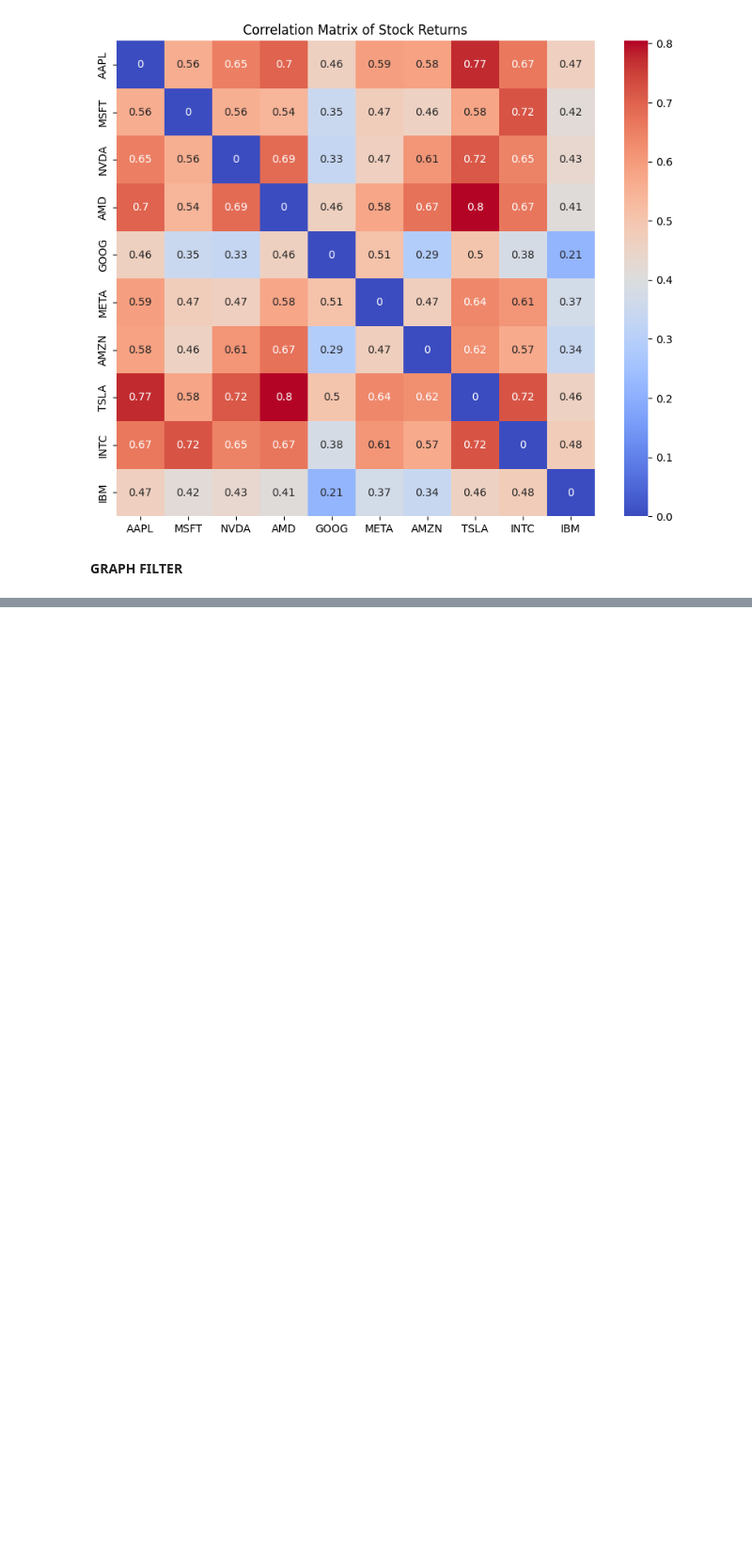
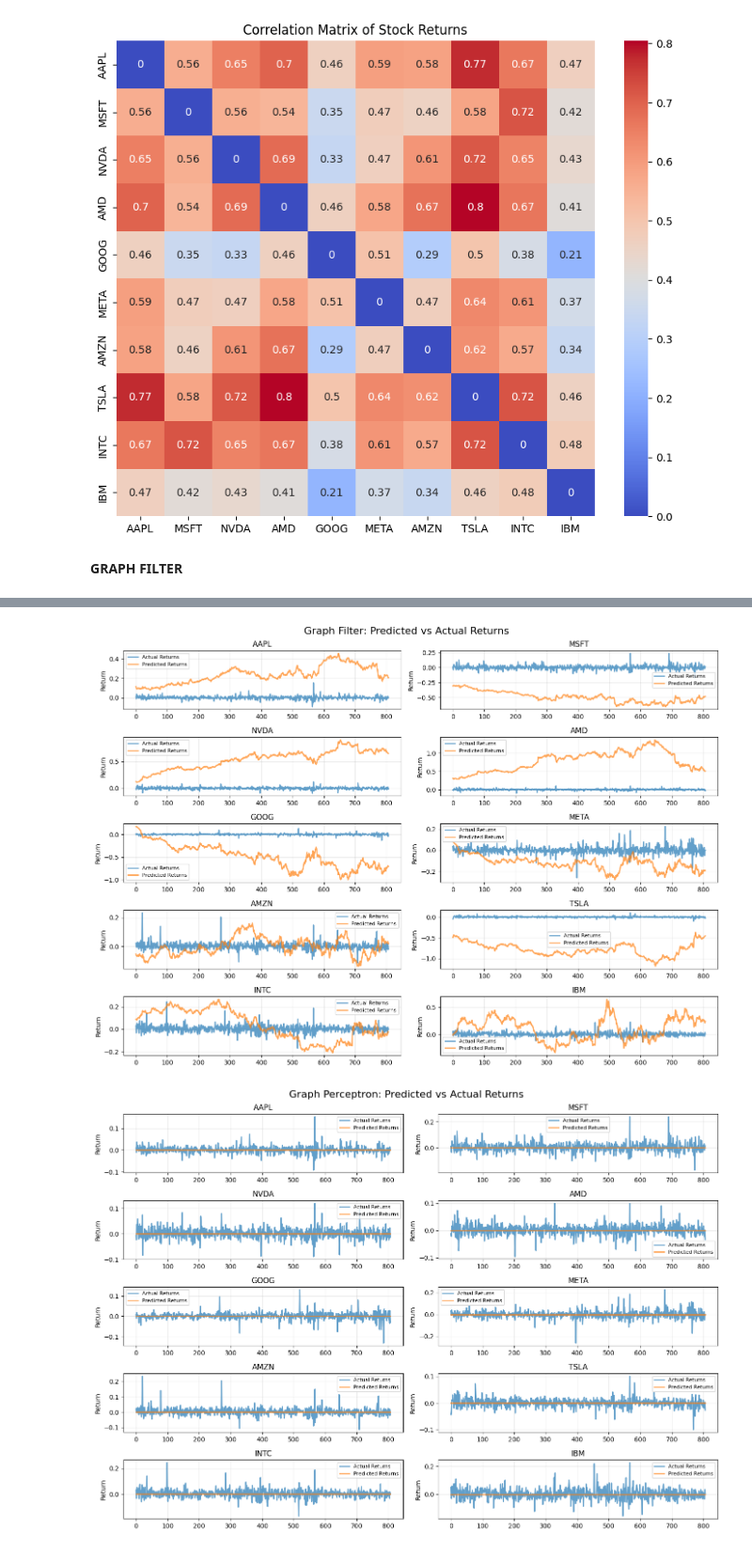
Before and after one commit to ellarubinshtein/stock-gnn, a Jupyter notebook: stock-prediction.ipynb, the cells around one changed output, grey strips where cells are left out. Shown at 94% size. Cells and saved outputs as stored; diff of their text form; code cells hidden in the pictures; blank space fills up the shorter version.

```diff
--- a/stock-prediction.ipynb
+++ b/stock-prediction.ipynb
@@ -281,0 +325,62 @@ Epoch 300/300, Loss: 0.137331
+# %%
+# Evaluate models on test data
+criterion = nn.MSELoss()
+
+# Make predictions with both models
+with torch.no_grad():
+    gf_pred = gf_model(x_test_tensor)
+    gp_pred = gp_model(x_test_tensor)
+    mlgnn_pred = mlgnn_model(x_test_tensor)
+
+    # Compute test loss
+    gf_test_loss = criterion(gf_pred, y_test_tensor)
+    gp_test_loss = criterion(gp_pred, y_test_tensor)
+    mlgnn_test_loss = criterion(mlgnn_pred, y_test_tensor)
+
+print(f"\n=== Test Results ===")
+print(f"Graph Filter Test Loss: {gf_test_loss.item():.6f}")
+print(f"Graph Perceptron Test Loss: {gp_test_loss.item():.6f}")
+print(f"MLGNN Test Loss: {mlgnn_test_loss.item():.6f}")
+
+# Plot predicted vs actual returns per stock for Graph Filter
+plt.figure(figsize=(14, 10))
+plt.suptitle('Graph Filter: Predicted vs Actual Returns', fontsize=16)
+for i, ticker in enumerate(tickers):
+    plt.subplot(5, 2, i+1)
+    plt.plot(y_test_tensor[:, i].numpy(), label='Actual Returns', linewidth=2, alpha=0.7)
+    plt.plot(gf_pred[:, i].numpy(), label='Predicted Returns', linewidth=2, alpha=0.7)
+    plt.title(f'{ticker}')
+    plt.ylabel('Return')
+    plt.legend(fontsize=8)
+    plt.grid(alpha=0.3)
+plt.tight_layout()
+plt.show()
+
+# Plot predicted vs actual returns per stock for Graph Perceptron
+plt.figure(figsize=(14, 10))
+plt.suptitle('Graph Perceptron: Predicted vs Actual Returns', fontsize=16)
+for i, ticker in enumerate(tickers):
+    plt.subplot(5, 2, i+1)
+    plt.plot(y_test_tensor[:, i].numpy(), label='Actual Returns', linewidth=2, alpha=0.7)
+    plt.plot(gp_pred[:, i].numpy(), label='Predicted Returns', linewidth=2, alpha=0.7)
+    plt.title(f'{ticker}')
+    plt.ylabel('Return')
+    plt.legend(fontsize=8)
+    plt.grid(alpha=0.3)
+plt.tight_layout()
+plt.show()
+
+# Plot predicted vs actual returns per stock for MLGNN
+plt.figure(figsize=(14, 10))
+plt.suptitle('MLGNN: Predicted vs Actual Returns', fontsize=16)
+for i, ticker in enumerate(tickers):
+    plt.subplot(5, 2, i+1)
+    plt.plot(y_test_tensor[:, i].numpy(), label='Actual Returns', linewidth=2, alpha=0.7)
+    plt.plot(mlgnn_pred[:, i].numpy(), label='Predicted Returns', linewidth=2, alpha=0.7)
+    plt.title(f'{ticker}')
+    plt.ylabel('Return')
+    plt.legend(fontsize=8)
+    plt.grid(alpha=0.3)
+plt.tight_layout()
+plt.show()
+# %% [output]
@@ -281,0 +391,2 @@ Epoch 300/300, Loss: 0.137331
+[figure, added]
+[figure, added]
```
Also changed, not shown: parts of 4 cells of this notebook.
